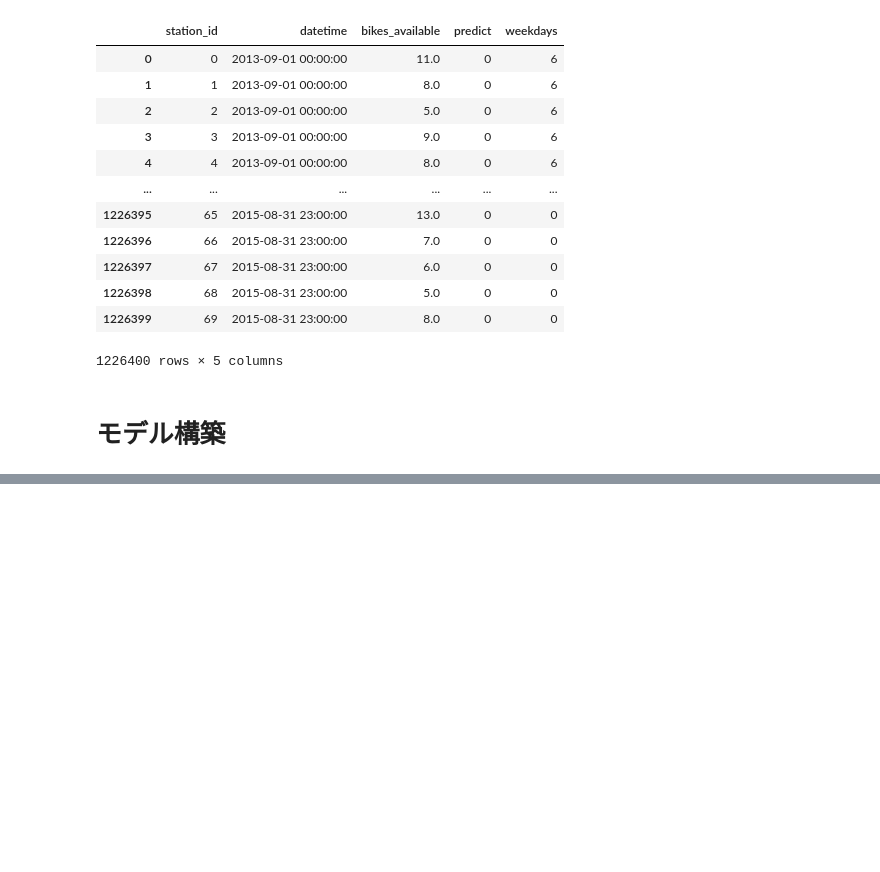
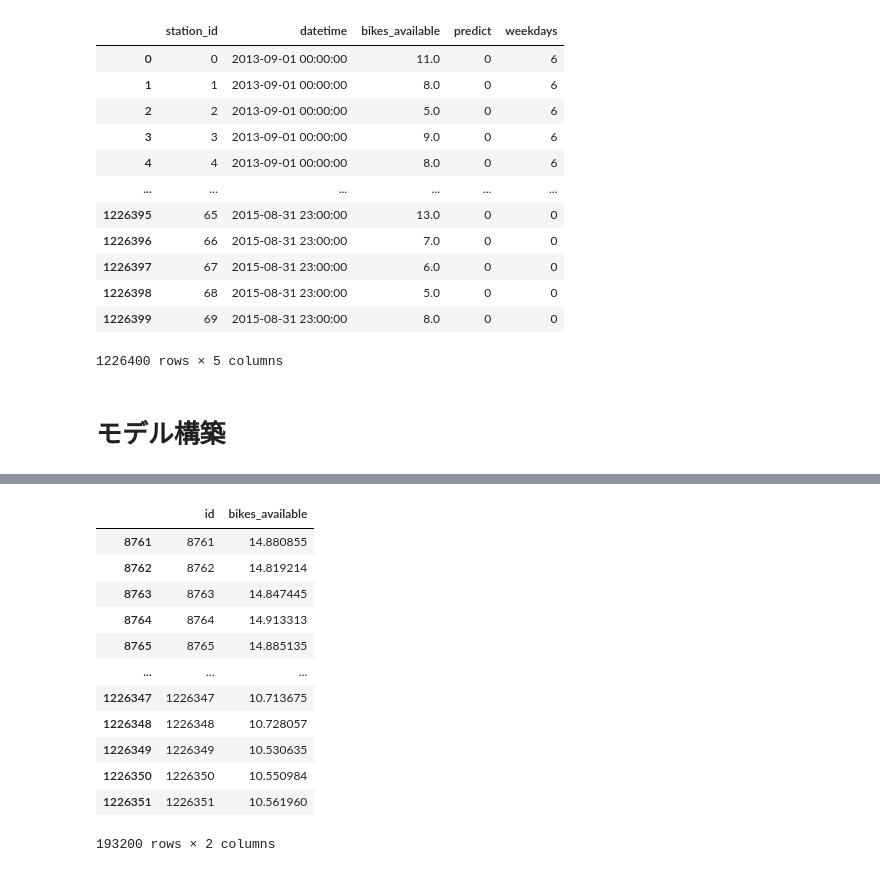
Before and after one commit to snoopy0420/atma_udemy, a Jupyter notebook: notebooks/baseline.ipynb, the cells around one changed output, grey strips where cells are left out. Drawn from its saved outputs; the diff is of its cells as text; code cells hidden in the pictures; blank space fills up the shorter version.

```diff
--- a/notebooks/baseline.ipynb
+++ b/notebooks/baseline.ipynb
@@ -1522,0 +645,22 @@ train_dataset_df[train_dataset_df["station_id"]==0]
+# %%
+path_te_pred = os.path.join(runner.out_dir_name, "te_pred.pkl")
+df_te_pred = pd.read_pickle(path_te_pred)
+df_prep_status = pd.read_pickle(os.path.join(DIR_INTERIM, "df_prep_status.pkl"))[["id", "datetime", "station_id", "predict"]]
+# %%
+df_submit = pd.merge(df_prep_status, df_te_pred, on=["datetime", "station_id"], how="left")
+# %%
+df_submit[df_submit["predict"] == 1][["id", "bikes_available"]]
+# %% [output]
+|  | id | bikes_available |
+| 8761 | 8761 | 14.880855 |
+| 8762 | 8762 | 14.819214 |
+| 8763 | 8763 | 14.847445 |
+| 8764 | 8764 | 14.913313 |
+| 8765 | 8765 | 14.885135 |
+| ... | ... | ... |
+| 1226347 | 1226347 | 10.713675 |
+| 1226348 | 1226348 | 10.728057 |
+| 1226349 | 1226349 | 10.530635 |
+| 1226350 | 1226350 | 10.550984 |
+| 1226351 | 1226351 | 10.561960 |
+193200 rows × 2 columns
```
Also changed, not shown: parts of 70 cells of this notebook, 4 other files.
